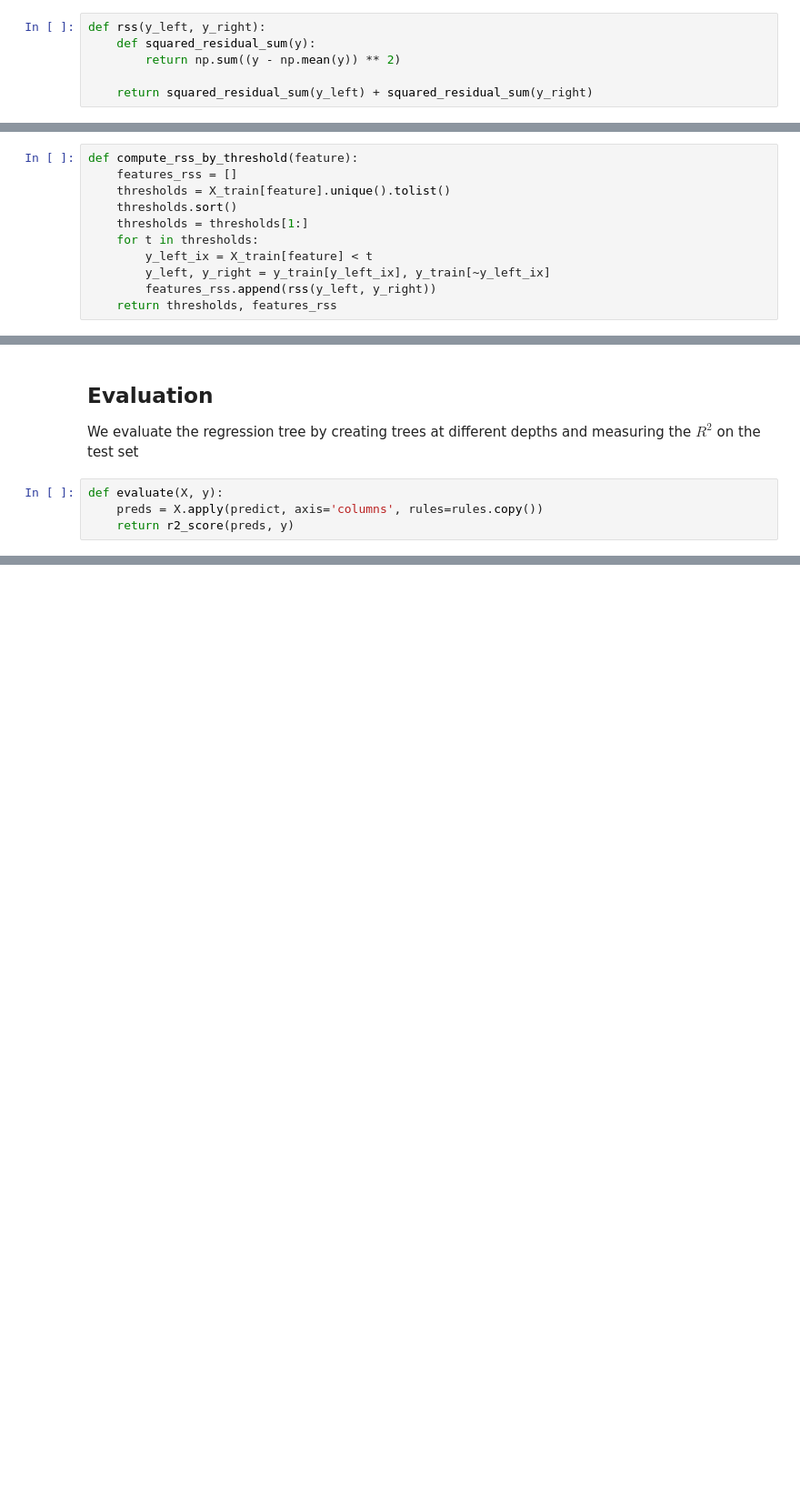
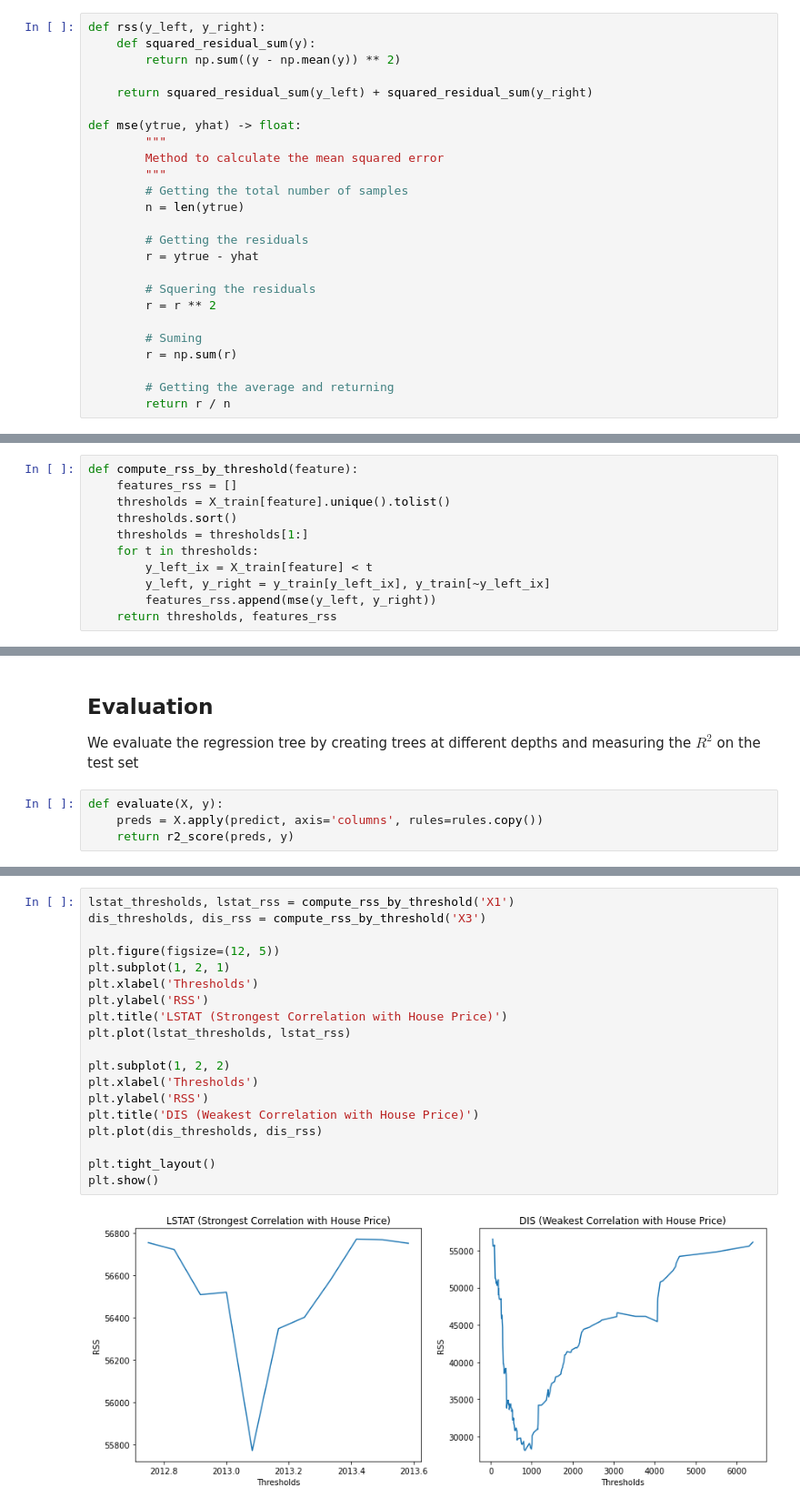
Before and after one commit to D3sert/Task2Regression, a Jupyter notebook: RegressionTree.ipynb, the cells around one changed output, grey strips where cells are left out. Shown: that part at 91% size. Saved outputs shown, nothing was run; the diff lists cells and outputs as text; blank space fills up the shorter version.

```diff
--- a/RegressionTree.ipynb
+++ b/RegressionTree.ipynb
@@ -61,6 +62,25 @@ def rss(y_left, y_right):
         return np.sum((y - np.mean(y)) ** 2)
 
     return squared_residual_sum(y_left) + squared_residual_sum(y_right)
+
+def mse(ytrue, yhat) -> float:
+        """
+        Method to calculate the mean squared error
+        """
+        # Getting the total number of samples
+        n = len(ytrue)
+
+        # Getting the residuals
+        r = ytrue - yhat
+
+        # Squering the residuals
+        r = r ** 2
+
+        # Suming
+        r = np.sum(r)
+
+        # Getting the average and returning
+        return r / n
 # %% [markdown]
 We now plot RSS of two features with respect to each possible threshold. We choose continous features with the strongest correlation (LSTAT) and weakest correlation (DIS).
 
@@ -74,5 +94,5 @@ def compute_rss_by_threshold(feature):
     for t in thresholds:
         y_left_ix = X_train[feature] < t
         y_left, y_right = y_train[y_left_ix], y_train[~y_left_ix]
-        features_rss.append(rss(y_left, y_right))
+        features_rss.append(mse(y_left, y_right))
     return thresholds, features_rss
@@ -173,0 +284,21 @@ Max Depth 10 Training R2: 0.9852945061378401 Test R2: 0.864643126910721
+# %%
+lstat_thresholds, lstat_rss = compute_rss_by_threshold('X1')
+dis_thresholds, dis_rss = compute_rss_by_threshold('X3')
+
+plt.figure(figsize=(12, 5))
+plt.subplot(1, 2, 1)
+plt.xlabel('Thresholds')
+plt.ylabel('RSS')
+plt.title('LSTAT (Strongest Correlation with House Price)')
+plt.plot(lstat_thresholds, lstat_rss)
+
+plt.subplot(1, 2, 2)
+plt.xlabel('Thresholds')
+plt.ylabel('RSS')
+plt.title('DIS (Weakest Correlation with House Price)')
+plt.plot(dis_thresholds, dis_rss)
+
+plt.tight_layout()
+plt.show()
+# %% [output]
+[figure, added]
```
Also changed, not shown: parts of 25 cells of this notebook, 3 other files.
